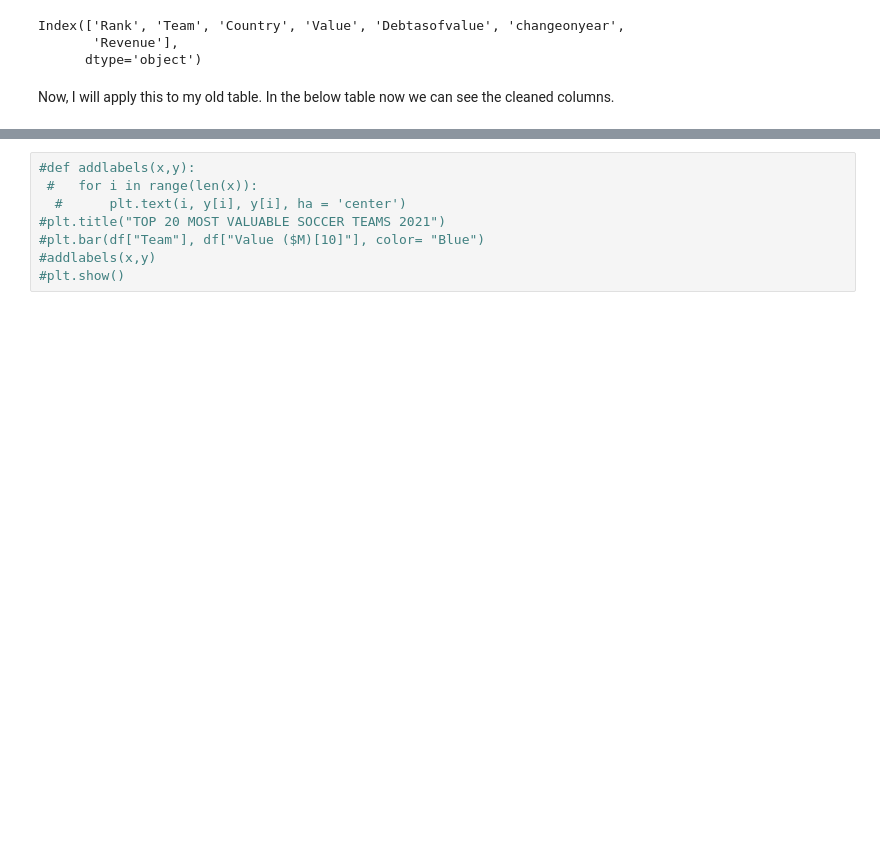
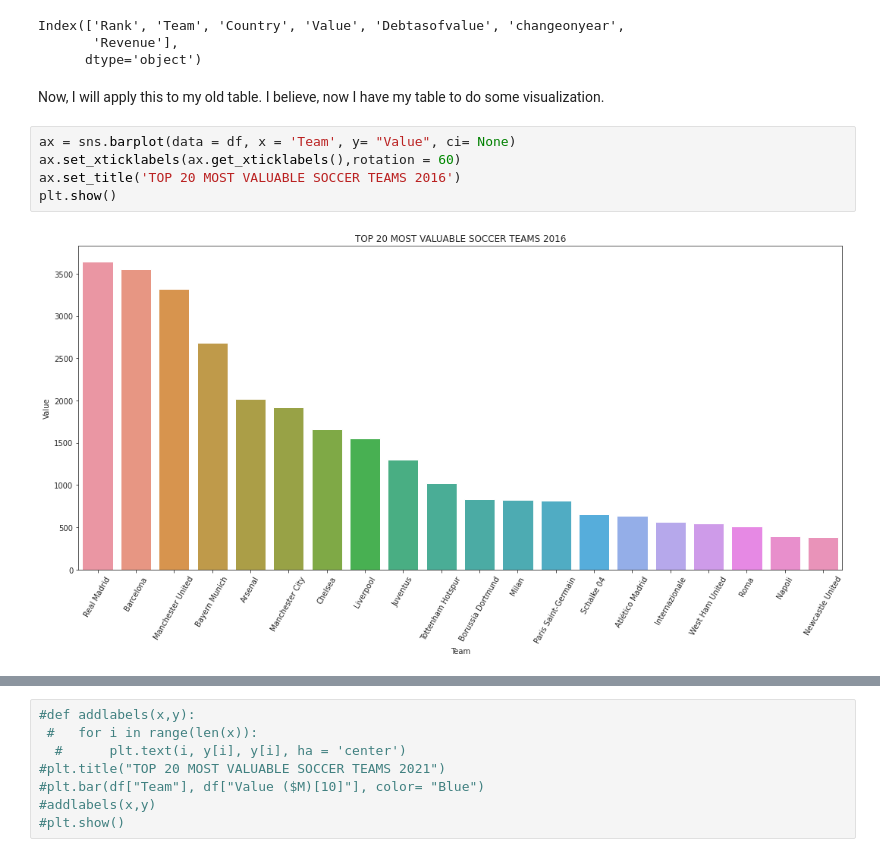
Before and after one commit to khatriprajwol/Data-Visualization-, a Jupyter notebook: Recreating The Master .ipynb, the cells around one changed output, grey strips where cells are left out. Drawn from its saved outputs; the diff is of its cells as text; blank space fills up the shorter version.

```diff
--- a/Recreating The Master .ipynb
+++ b/Recreating The Master .ipynb
@@ -131,4 +156,11 @@ Index(['Rank', 'Team', 'Country', 'Value', 'Debtasofvalue', 'changeonyear',
        'Revenue'],
       dtype='object')
 # %% [markdown]
-Now, I will apply this to my old table. In the below table now we can see the cleaned columns.
+Now, I will apply this to my old table. I believe, now I have my table to do some visualization.
+# %%
+ax = sns.barplot(data = df, x = 'Team', y= "Value", ci= None)
+ax.set_xticklabels(ax.get_xticklabels(),rotation = 60)
+ax.set_title('TOP 20 MOST VALUABLE SOCCER TEAMS 2016')
+plt.show()
+# %% [output]
+[figure, added]
```
Also changed, not shown: parts of 10 cells of this notebook.
